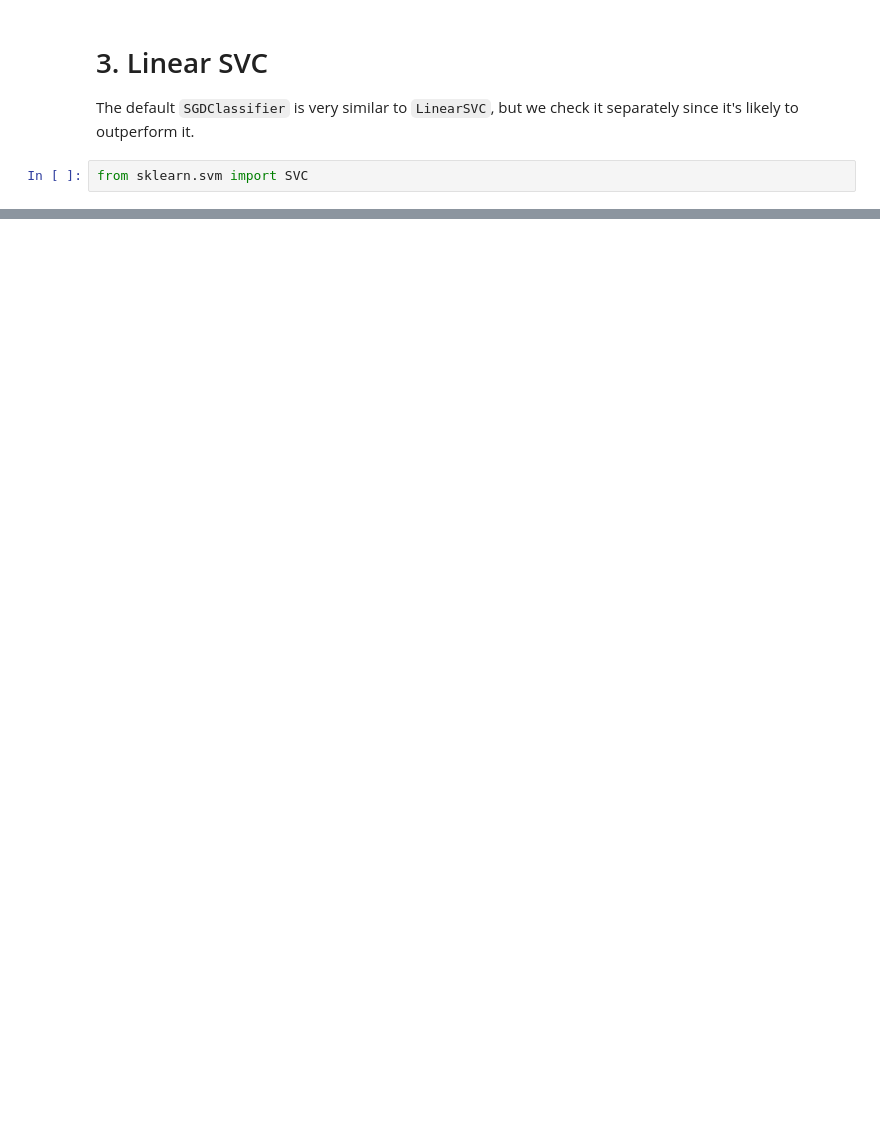
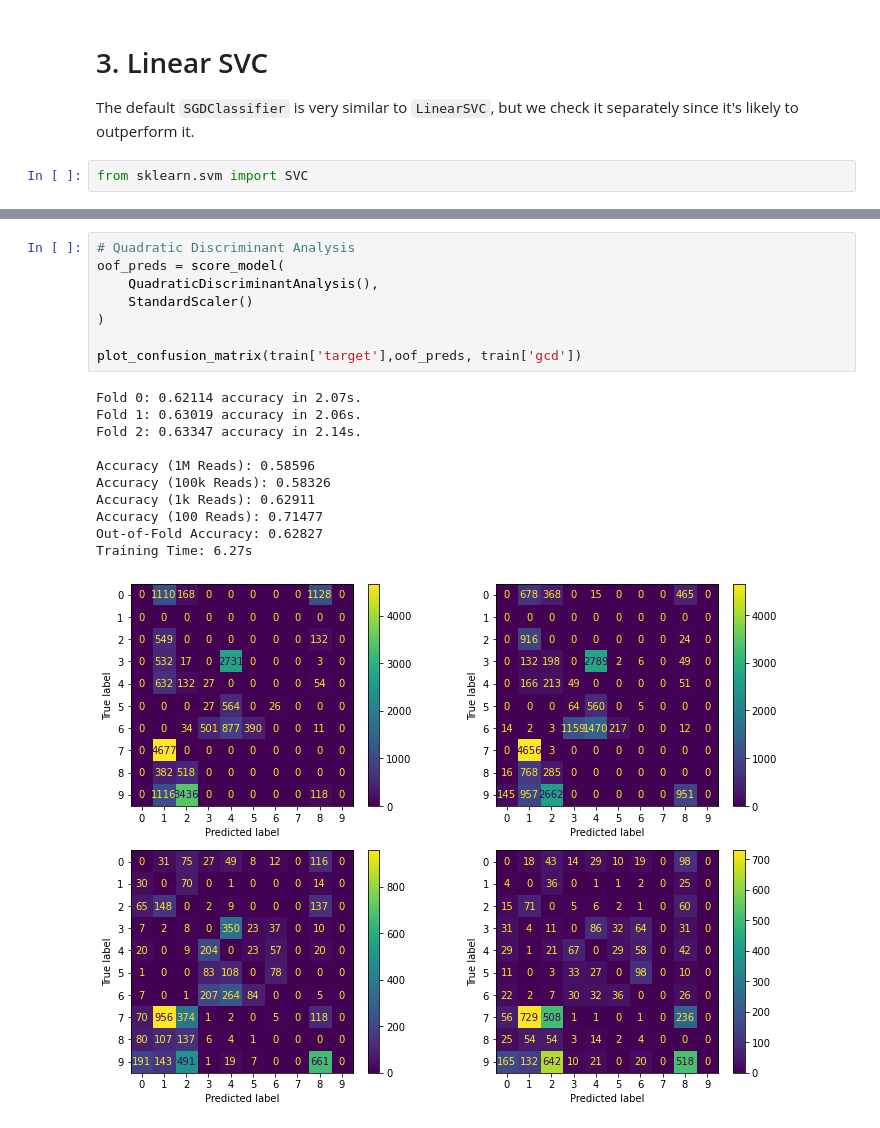
Before and after one commit to rsizem2/tabular-playground-series, a Jupyter notebook: tps-2022-02/notebooks/Notebook 2 - Linear Classifiers.ipynb, the cells around one changed output, grey strips where cells are left out. Saved outputs shown, nothing was run; the diff lists cells and outputs as text; blank space fills up the shorter version.

```diff
--- a/tps-2022-02/notebooks/Notebook 2 - Linear Classifiers.ipynb
+++ b/tps-2022-02/notebooks/Notebook 2 - Linear Classifiers.ipynb
@@ -304,0 +250,20 @@ Training Time: 288.57s
+# %%
+# Quadratic Discriminant Analysis
+oof_preds = score_model(
+    QuadraticDiscriminantAnalysis(),
+    StandardScaler()
+)
+
+plot_confusion_matrix(train['target'],oof_preds, train['gcd'])
+# %% [output]
+Fold 0: 0.62114 accuracy in 2.07s.
+Fold 1: 0.63019 accuracy in 2.06s.
+Fold 2: 0.63347 accuracy in 2.14s.
+
+Accuracy (1M Reads): 0.58596
+Accuracy (100k Reads): 0.58326
+Accuracy (1k Reads): 0.62911
+Accuracy (100 Reads): 0.71477
+Out-of-Fold Accuracy: 0.62827
+Training Time: 6.27s
+[figure, added]
```
Also changed, not shown: parts of 14 cells of this notebook, 1 other file.
